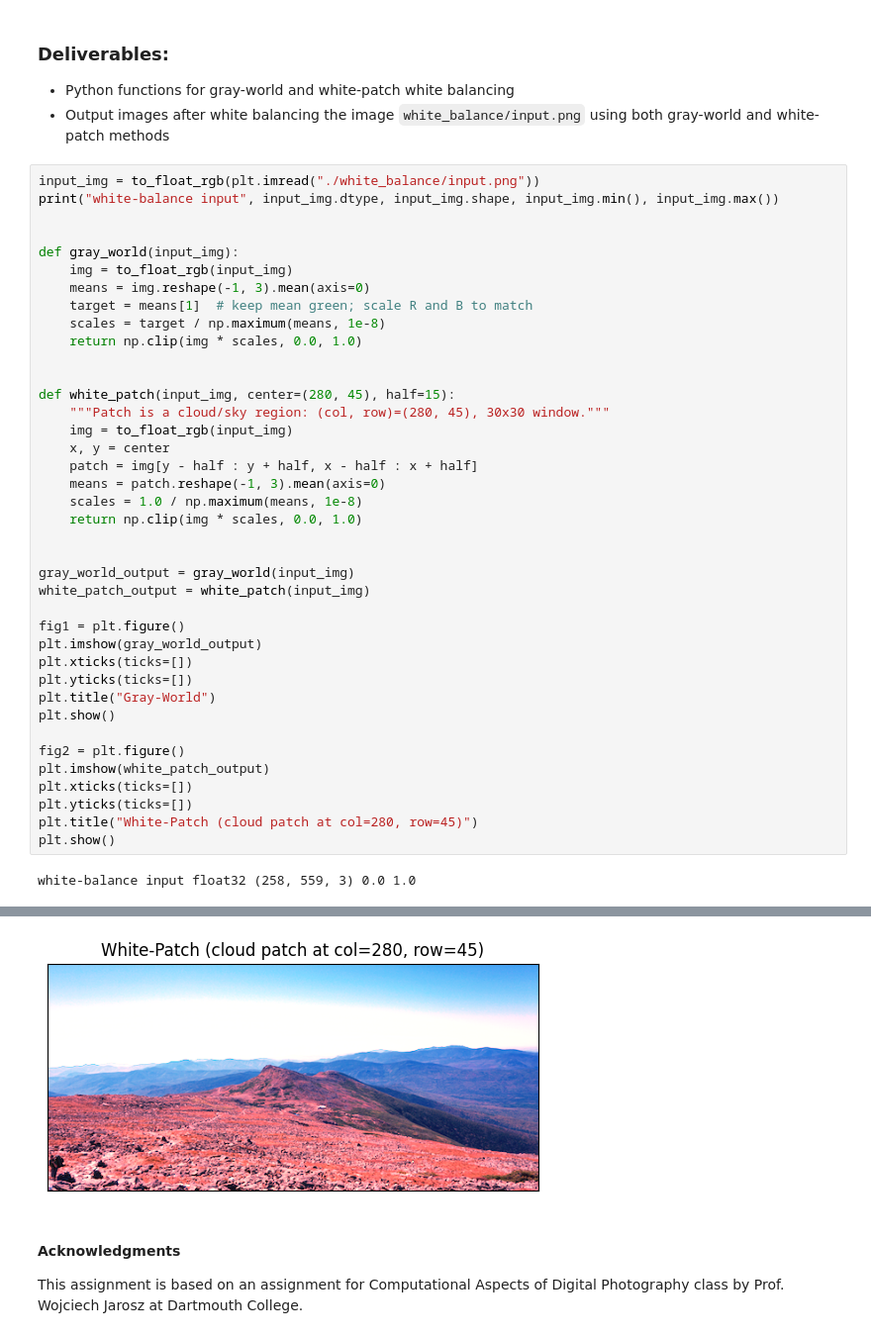
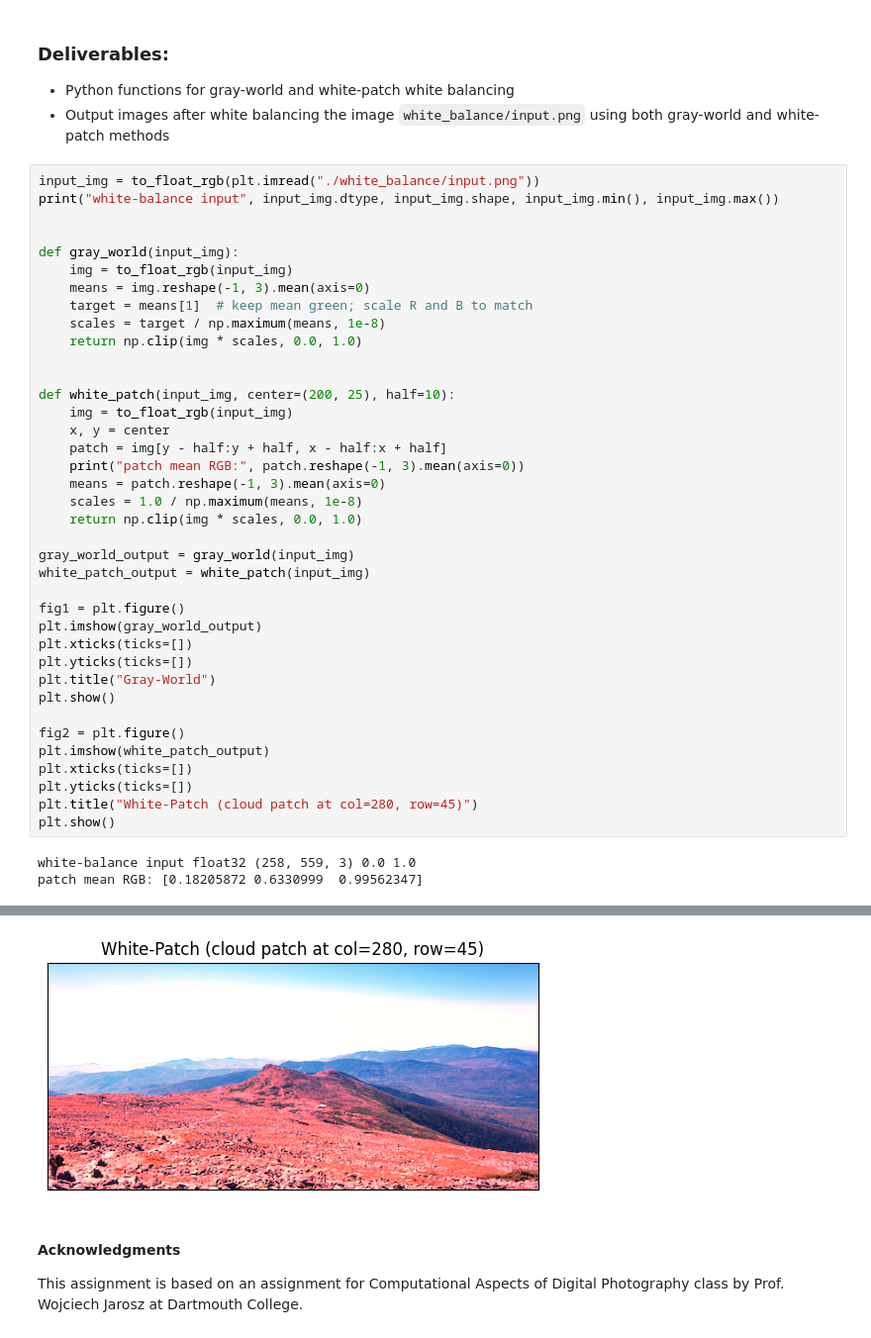
Before and after one commit to parul-lakhotia/w281-assignment, a Jupyter notebook: solutions/assignment2/assignment2_solved_with_output.ipynb, the cells around one changed output, grey strips where cells are left out. Shown at 99% size. Cells and saved outputs as stored; diff of their text form.

```diff
--- a/solutions/assignment2/assignment2_solved_with_output.ipynb
+++ b/solutions/assignment2/assignment2_solved_with_output.ipynb
@@ -302,38 +302,38 @@ def gray_world(input_img):
     target = means[1]  # keep mean green; scale R and B to match
     scales = target / np.maximum(means, 1e-8)
     return np.clip(img * scales, 0.0, 1.0)
 
 
-def white_patch(input_img, center=(280, 45), half=15):
-    """Patch is a cloud/sky region: (col, row)=(280, 45), 30x30 window."""
+def white_patch(input_img, center=(200, 25), half=10):
     img = to_float_rgb(input_img)
     x, y = center
-    patch = img[y - half : y + half, x - half : x + half]
+    patch = img[y - half:y + half, x - half:x + half]
+    print("patch mean RGB:", patch.reshape(-1, 3).mean(axis=0))
     means = patch.reshape(-1, 3).mean(axis=0)
     scales = 1.0 / np.maximum(means, 1e-8)
     return np.clip(img * scales, 0.0, 1.0)
-
 
 gray_world_output = gray_world(input_img)
 white_patch_output = white_patch(input_img)
 
 fig1 = plt.figure()
 plt.imshow(gray_world_output)
 plt.xticks(ticks=[])
 plt.yticks(ticks=[])
 plt.title("Gray-World")
 plt.show()
 
 fig2 = plt.figure()
 plt.imshow(white_patch_output)
 plt.xticks(ticks=[])
 plt.yticks(ticks=[])
 plt.title("White-Patch (cloud patch at col=280, row=45)")
 plt.show()
 # %% [output]
 white-balance input float32 (258, 559, 3) 0.0 1.0
+patch mean RGB: [0.18205872 0.6330999  0.99562347]
 [figure]
-[figure, old version]
+[figure, new version]
 # %% [markdown]
 #### Acknowledgments
 This assignment is based on an assignment for Computational Aspects of Digital Photography class by Prof. Wojciech Jarosz at Dartmouth College.
```
